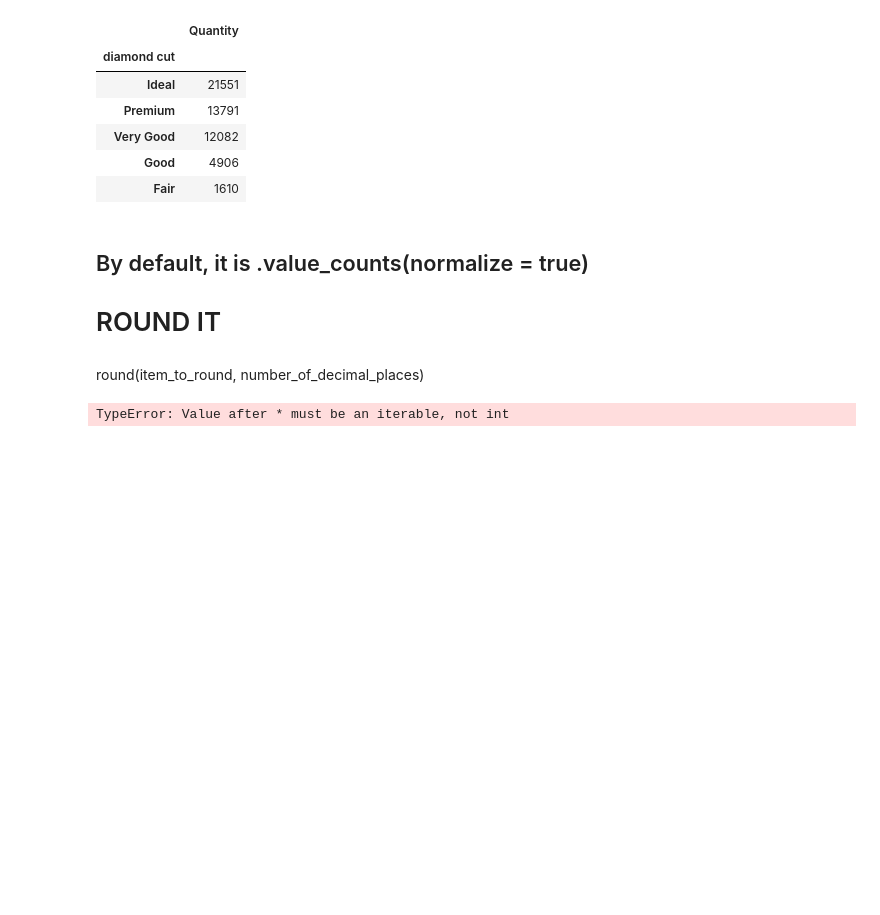
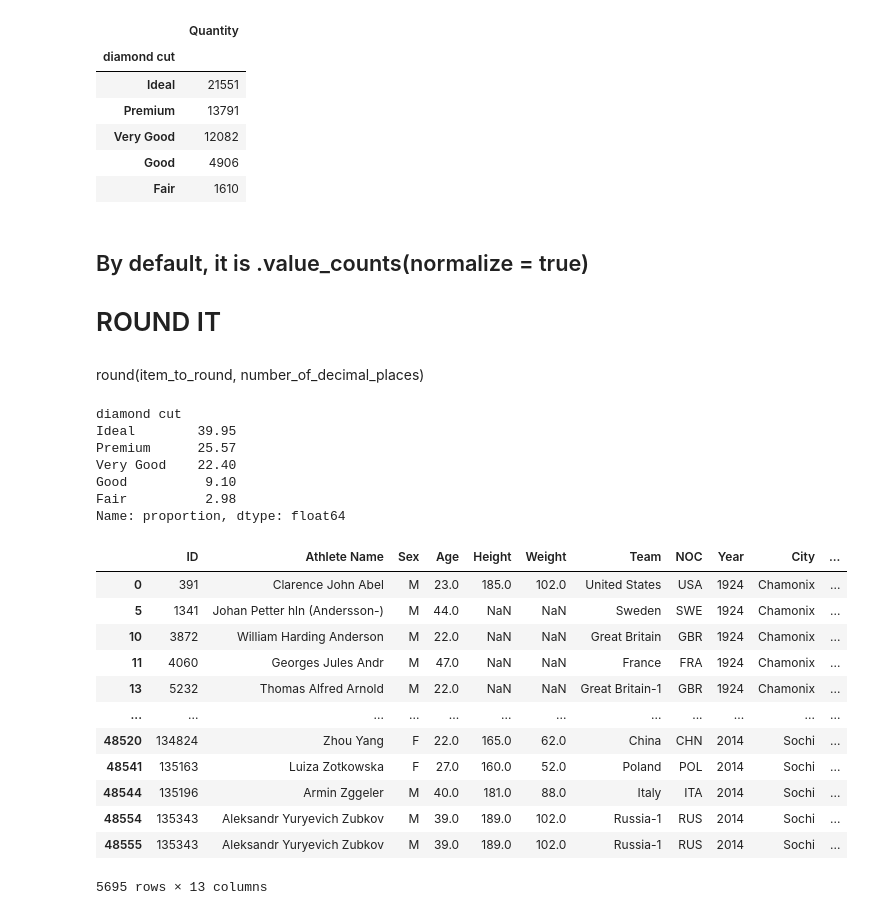
Before and after one commit to lauraplive/wk-8-sort-query-count, a Jupyter notebook: wk8-sort-query-count-Pellicer.ipynb, the cells around one changed output. Saved outputs shown, nothing was run; the diff lists cells and outputs as text; code cells hidden in the pictures; blank space fills up the shorter version.

```diff
--- a/wk8-sort-query-count-Pellicer.ipynb
+++ b/wk8-sort-query-count-Pellicer.ipynb
@@ -413,11 +439,32 @@ diamonds_df["diamond cut"].value_counts(ascending = False).to_frame("Quantity")
 round(item_to_round, number_of_decimal_places)
 # %%
 ## return as percentage, rounded 2 decimal place
-round(diamonds_df["diamond cut"].value_counts(normalize = True), * 100, 2)
+round(diamonds_df["diamond cut"].value_counts(normalize = True) *100, 2)
 # %% [output]
-TypeError: Value after * must be an iterable, not int
+diamond cut
+Ideal        39.95
+Premium      25.57
+Very Good    22.40
+Good          9.10
+Fair          2.98
+Name: proportion, dtype: float64
 # %%
 #HOMEWORK CHALLENGE
 
 ## 1. how many medals were handed out in w v. s games (return both in absolutes and as a percentage)?
-## 2. Top 10 count of gold medals
+
+dfw.query("Medal == 'Gold' or Medal == 'Silver' or Medal == 'Bronze'")
+# %% [output]
+|  | ID | Athlete Name | Sex | Age | Height | Weight | Team | NOC | Year | City | ... |
+| 0 | 391 | Clarence John Abel | M | 23.0 | 185.0 | 102.0 | United States | USA | 1924 | Chamonix | ... |
+| 5 | 1341 | Johan Petter hln (Andersson-) | M | 44.0 | NaN | NaN | Sweden | SWE | 1924 | Chamonix | ... |
+| 10 | 3872 | William Harding Anderson | M | 22.0 | NaN | NaN | Great Britain | GBR | 1924 | Chamonix | ... |
+| 11 | 4060 | Georges Jules Andr | M | 47.0 | NaN | NaN | France | FRA | 1924 | Chamonix | ... |
+| 13 | 5232 | Thomas Alfred Arnold | M | 22.0 | NaN | NaN | Great Britain-1 | GBR | 1924 | Chamonix | ... |
+| ... | ... | ... | ... | ... | ... | ... | ... | ... | ... | ... | ... |
+| 48520 | 134824 | Zhou Yang | F | 22.0 | 165.0 | 62.0 | China | CHN | 2014 | Sochi | ... |
+| 48541 | 135163 | Luiza Zotkowska | F | 27.0 | 160.0 | 52.0 | Poland | POL | 2014 | Sochi | ... |
+| 48544 | 135196 | Armin Zggeler | M | 40.0 | 181.0 | 88.0 | Italy | ITA | 2014 | Sochi | ... |
+| 48554 | 135343 | Aleksandr Yuryevich Zubkov | M | 39.0 | 189.0 | 102.0 | Russia-1 | RUS | 2014 | Sochi | ... |
+| 48555 | 135343 | Aleksandr Yuryevich Zubkov | M | 39.0 | 189.0 | 102.0 | Russia-1 | RUS | 2014 | Sochi | ... |
+5695 rows × 13 columns
```
Also changed, not shown: parts of 30 cells of this notebook.
